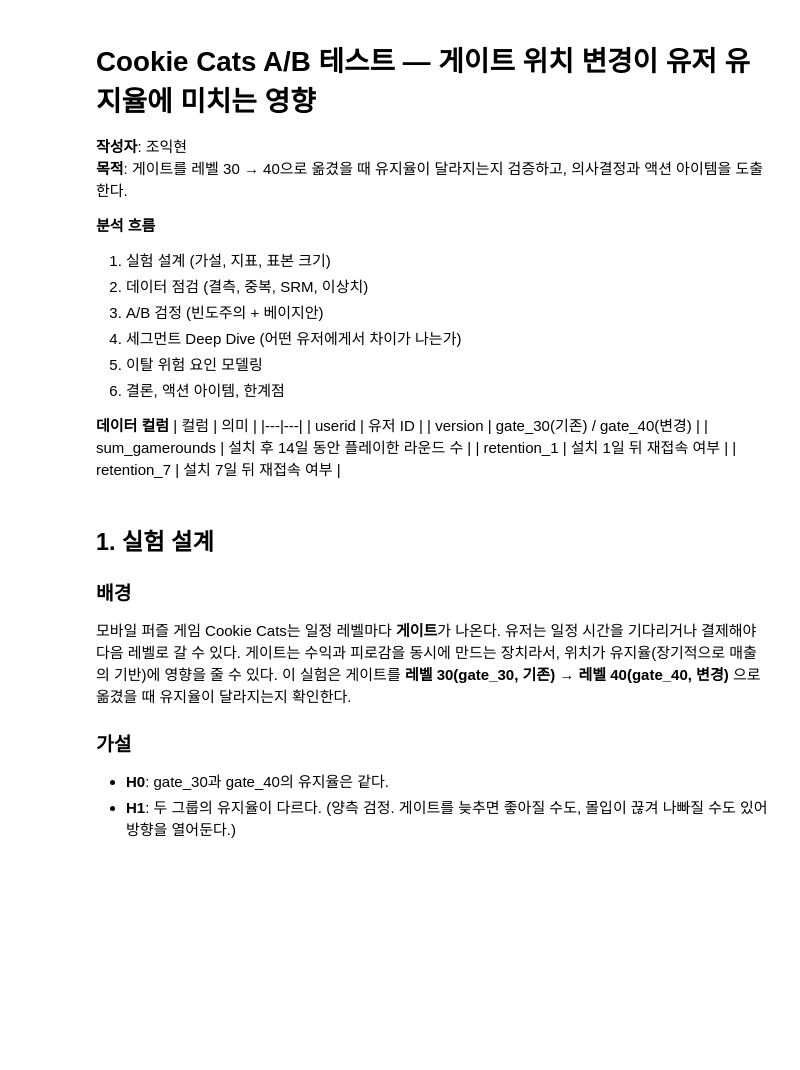
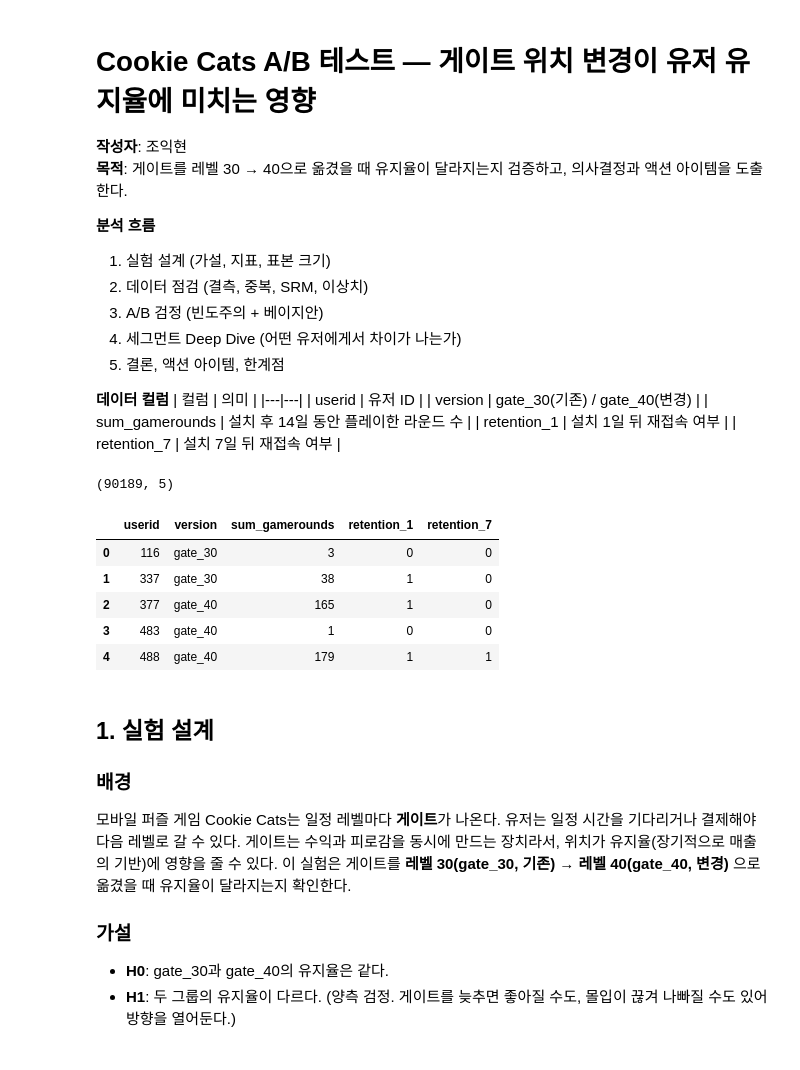
Before and after one commit to ikhyun00/cookie-cats-ab-test, a Jupyter notebook: cookie_cats_ab_test.ipynb, the cells around one changed output. Saved outputs shown, nothing was run; the diff lists cells and outputs as text; code cells hidden in the pictures; blank space fills up the shorter version.

```diff
--- a/cookie_cats_ab_test.ipynb
+++ b/cookie_cats_ab_test.ipynb
@@ -9,8 +9,7 @@
 2. 데이터 점검 (결측, 중복, SRM, 이상치)
 3. A/B 검정 (빈도주의 + 베이지안)
 4. 세그먼트 Deep Dive (어떤 유저에게서 차이가 나는가)
-5. 이탈 위험 요인 모델링
-6. 결론, 액션 아이템, 한계점
+5. 결론, 액션 아이템, 한계점
 
 **데이터 컬럼**
 | 컬럼 | 의미 |
@@ -26,34 +25,42 @@ warnings.filterwarnings("ignore")
 
 from pathlib import Path
 import numpy as np
 import pandas as pd
 import matplotlib.pyplot as plt
 from matplotlib import font_manager
 from scipy import stats
 from statsmodels.stats.proportion import proportions_ztest, proportion_confint, proportion_effectsize
 from statsmodels.stats.power import NormalIndPower
 
 # 한글 폰트 (Windows: Malgun Gothic)
-for f in ["Malgun Gothic", "AppleGothic", "NanumGothic"]:
+for f in ["Malgun Gothic", "AppleGothic", "NanumGothic", "Noto Sans CJK KR"]:
     if any(f == x.name for x in font_manager.fontManager.ttflist):
         plt.rcParams["font.family"] = f
         break
 plt.rcParams["axes.unicode_minus"] = False
 plt.rcParams["figure.dpi"] = 110
 
 RNG = np.random.default_rng(42)
 ALPHA = 0.05
 
 if Path("cookie_cats.csv").exists():
     df = pd.read_csv("cookie_cats.csv")
 elif Path("cookie_cats.xlsx").exists():
     df = pd.read_excel("cookie_cats.xlsx")
 else:
     raise FileNotFoundError("노트북과 같은 폴더에 cookie_cats.csv (또는 .xlsx) 파일이 필요합니다.")
 
 df[["retention_1", "retention_7"]] = df[["retention_1", "retention_7"]].astype(int)
 print(df.shape)
 df.head()
+# %% [output]
+(90189, 5)
+|  | userid | version | sum_gamerounds | retention_1 | retention_7 |
+| 0 | 116 | gate_30 | 3 | 0 | 0 |
+| 1 | 337 | gate_30 | 38 | 1 | 0 |
+| 2 | 377 | gate_40 | 165 | 1 | 0 |
+| 3 | 483 | gate_40 | 1 | 0 | 0 |
+| 4 | 488 | gate_40 | 179 | 1 | 1 |
 # %% [markdown]
 ## 1. 실험 설계
 
```
Also changed, not shown: parts of 24 cells of this notebook, 1 other file.
